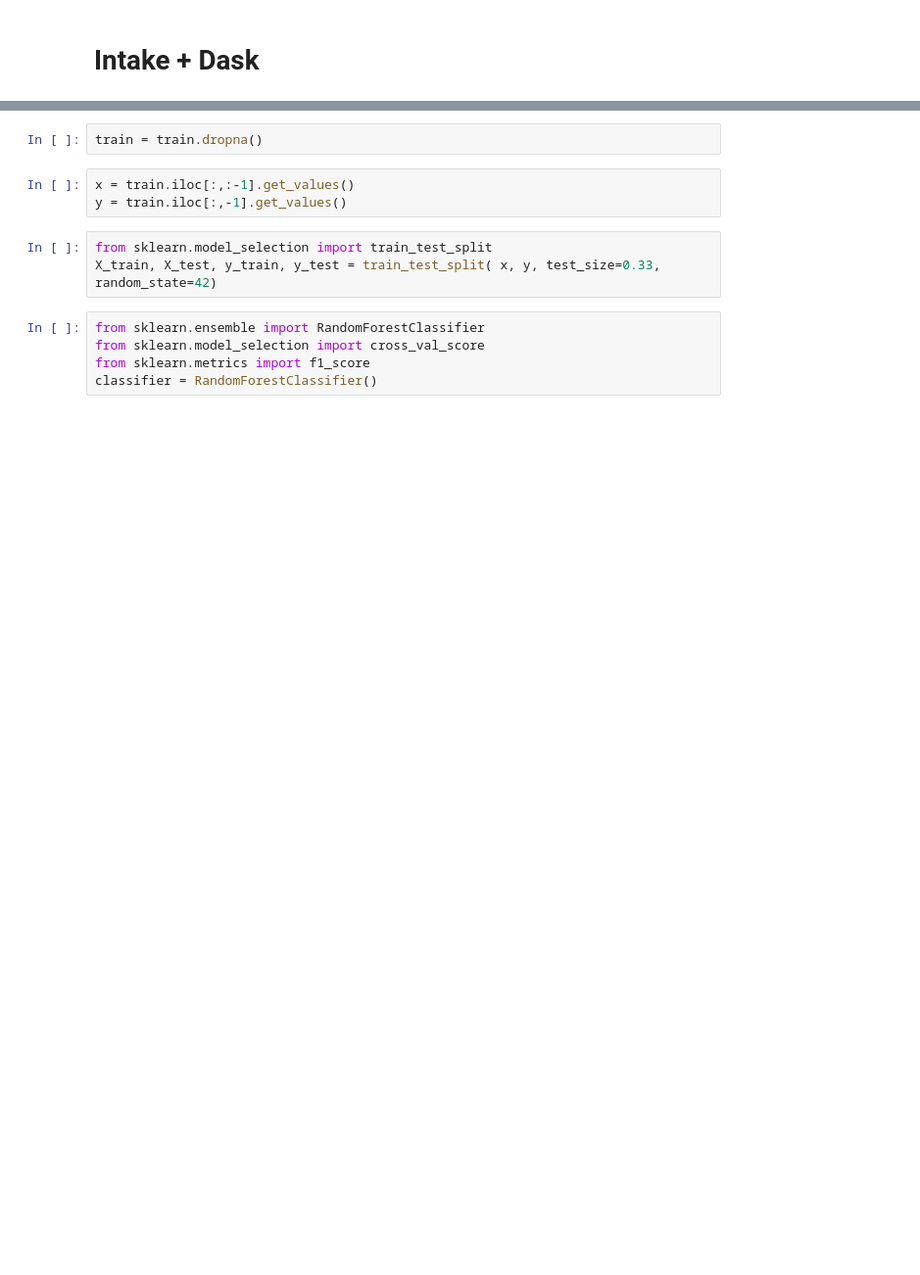
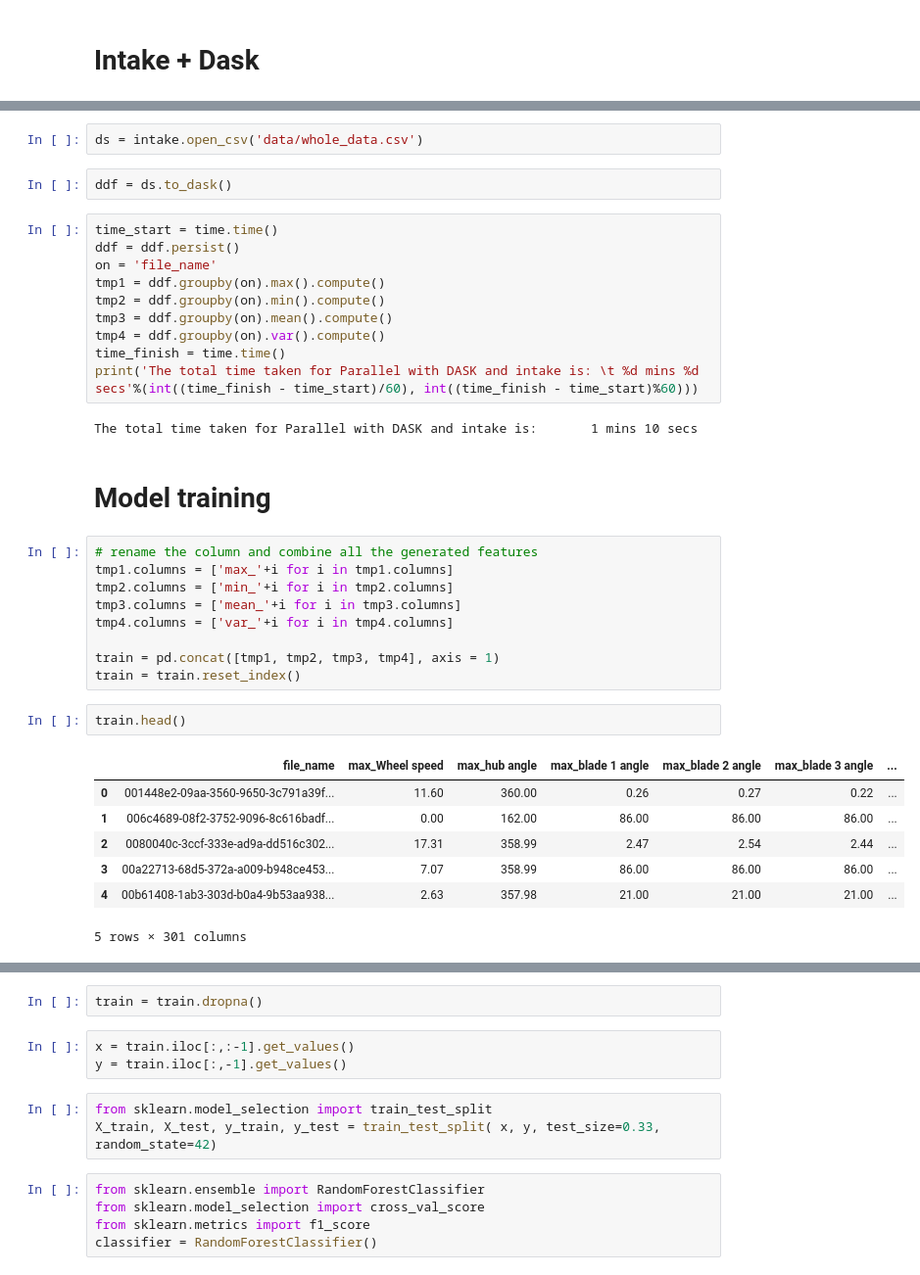
Before and after one commit to sdsc-bw/Parallel_computing, a Jupyter notebook: acceleration_test.ipynb, the cells around one changed output, grey strips where cells are left out. Shown at 98% size. Saved outputs shown, nothing was run; the diff lists cells and outputs as text; blank space fills up the shorter version.

```diff
--- a/acceleration_test.ipynb
+++ b/acceleration_test.ipynb
@@ -168,0 +232,37 @@ The total time taken for Parallel Method 2 is: 135
+# %%
+ds = intake.open_csv('data/whole_data.csv')
+# %%
+ddf = ds.to_dask()
+# %%
+time_start = time.time()
+ddf = ddf.persist()
+on = 'file_name'
+tmp1 = ddf.groupby(on).max().compute()
+tmp2 = ddf.groupby(on).min().compute()
+tmp3 = ddf.groupby(on).mean().compute()
+tmp4 = ddf.groupby(on).var().compute()
+time_finish = time.time()
+print('The total time taken for Parallel with DASK and intake is: \t %d mins %d secs'%(int((time_finish - time_start)/60), int((time_finish - time_start)%60)))
+# %% [output]
+The total time taken for Parallel with DASK and intake is:       1 mins 10 secs
+# %% [markdown]
+# Model training
+# %%
+# rename the column and combine all the generated features
+tmp1.columns = ['max_'+i for i in tmp1.columns]
+tmp2.columns = ['min_'+i for i in tmp2.columns]
+tmp3.columns = ['mean_'+i for i in tmp3.columns]
+tmp4.columns = ['var_'+i for i in tmp4.columns]
+
+train = pd.concat([tmp1, tmp2, tmp3, tmp4], axis = 1)
+train = train.reset_index()
+# %%
+train.head()
+# %% [output]
+|  | file_name | max_Wheel speed | max_hub angle | max_blade 1 angle | max_blade 2 angle | max_blade 3 angle | ... |
+| 0 | 001448e2-09aa-3560-9650-3c791a39f... | 11.60 | 360.00 | 0.26 | 0.27 | 0.22 | ... |
+| 1 | 006c4689-08f2-3752-9096-8c616badf... | 0.00 | 162.00 | 86.00 | 86.00 | 86.00 | ... |
+| 2 | 0080040c-3ccf-333e-ad9a-dd516c302... | 17.31 | 358.99 | 2.47 | 2.54 | 2.44 | ... |
+| 3 | 00a22713-68d5-372a-a009-b948ce453... | 7.07 | 358.99 | 86.00 | 86.00 | 86.00 | ... |
+| 4 | 00b61408-1ab3-303d-b0a4-9b53aa938... | 2.63 | 357.98 | 21.00 | 21.00 | 21.00 | ... |
+5 rows × 301 columns
```
Also changed, not shown: parts of 35 cells of this notebook.
